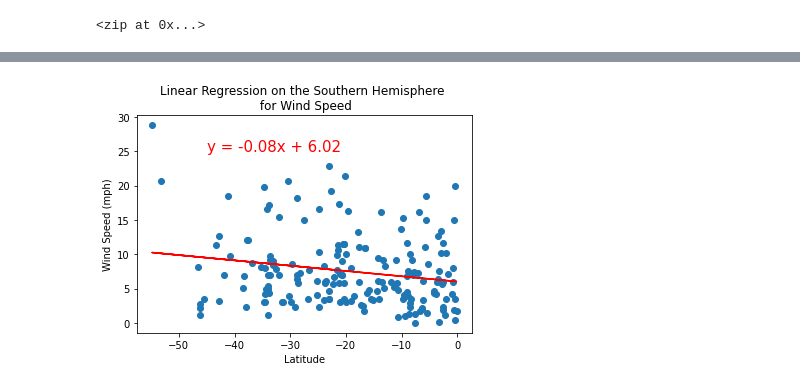
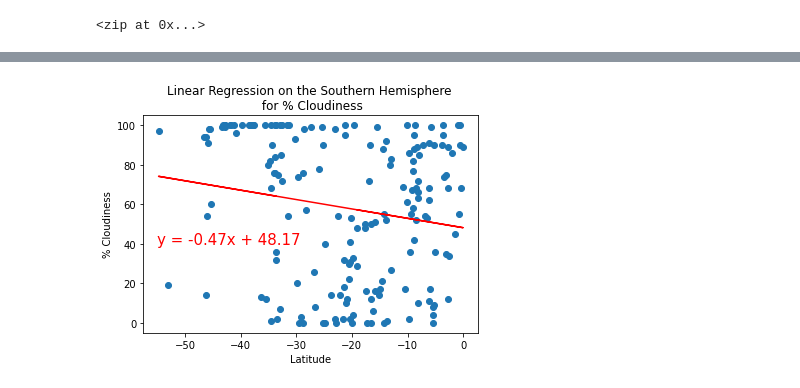
Before and after one commit to EmilyManchego-Stillwell/World_Weather_Analysis, a Jupyter notebook: WeatherPy.ipynb, the cells around one changed output, grey strips where cells are left out. Drawn from its saved outputs; the diff is of its cells as text; code cells hidden in the pictures.

```diff
--- a/WeatherPy.ipynb
+++ b/WeatherPy.ipynb
@@ -427,11 +405,11 @@ plot_linear_regression(x_values, y_values,
-# %%
-#Linear regression on the Wind Speed for the Southern Hemisphere
-x_values = southern_hemi_df["Lat"]
-y_values = southern_hemi_df["Wind Speed"]
-
-#Call the function
-plot_linear_regression(x_values, y_values,
-                       'Linear Regression on the Southern Hemisphere \n for Wind Speed', 'Wind Speed (mph)', (-45,25)
-                      )
-# %% [output]
-[figure, removed]
+# %%
+#Linear regression on the Cloudiness for the Southern Hemisphere
+x_values = southern_hemi_df["Lat"]
+y_values = southern_hemi_df["Cloudiness"]
+
+#Call the function
+plot_linear_regression(x_values, y_values,
+                       'Linear Regression on the Southern Hemisphere \n for % Cloudiness', '% Cloudiness', (-55,40)
+                      )
+# %% [output]
+[figure, added]
```
Also changed, not shown: parts of 20 cells of this notebook, 7 other files.
